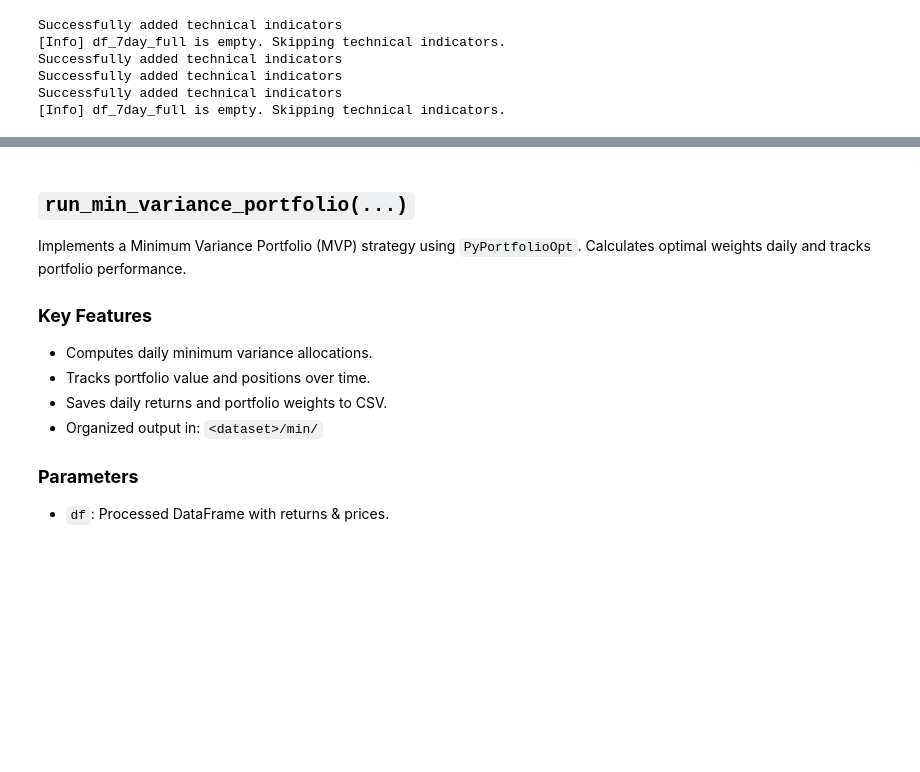
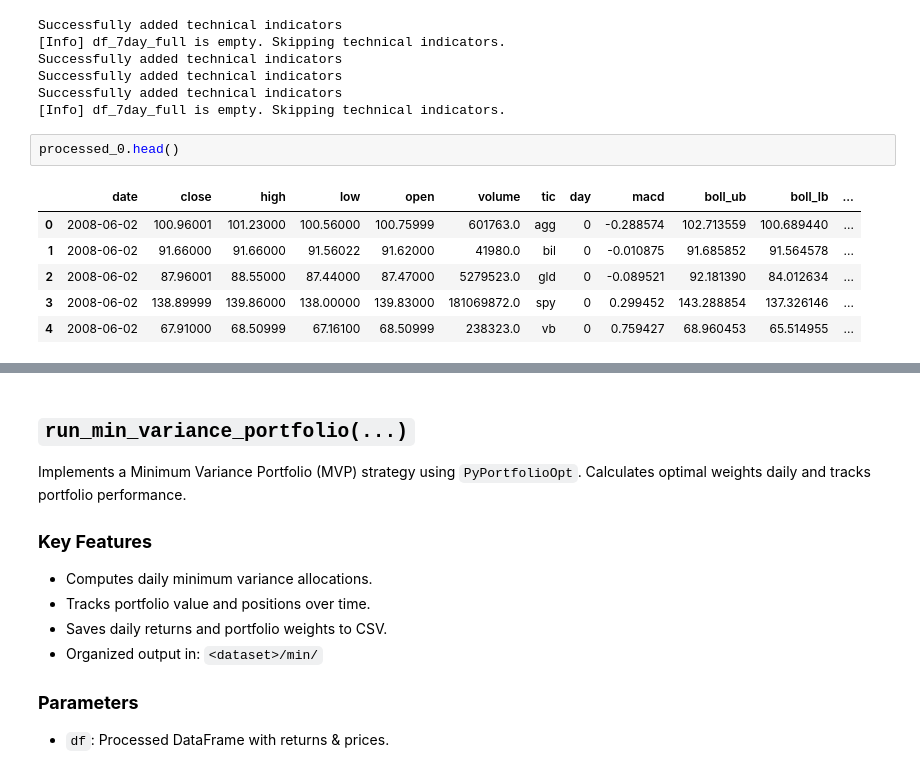
Before and after one commit to gary30hii/TradingAgent, a Jupyter notebook: PortfolioAllocationModelTraining(min_variance_optimization).ipynb, the cells around one changed output, grey strips where cells are left out. Drawn from its saved outputs; the diff is of its cells as text; blank space fills up the shorter version.

```diff
--- a/PortfolioAllocationModelTraining(min_variance_optimization).ipynb
+++ b/PortfolioAllocationModelTraining(min_variance_optimization).ipynb
@@ -152,3 +152,12 @@ Successfully added technical indicators
 Successfully added technical indicators
 Successfully added technical indicators
 [Info] df_7day_full is empty. Skipping technical indicators.
+# %%
+processed_0.head()
+# %% [output]
+|  | date | close | high | low | open | volume | tic | day | macd | boll_ub | boll_lb | ... |
+| 0 | 2008-06-02 | 100.96001 | 101.23000 | 100.56000 | 100.75999 | 601763.0 | agg | 0 | -0.288574 | 102.713559 | 100.689440 | ... |
+| 1 | 2008-06-02 | 91.66000 | 91.66000 | 91.56022 | 91.62000 | 41980.0 | bil | 0 | -0.010875 | 91.685852 | 91.564578 | ... |
+| 2 | 2008-06-02 | 87.96001 | 88.55000 | 87.44000 | 87.47000 | 5279523.0 | gld | 0 | -0.089521 | 92.181390 | 84.012634 | ... |
+| 3 | 2008-06-02 | 138.89999 | 139.86000 | 138.00000 | 139.83000 | 181069872.0 | spy | 0 | 0.299452 | 143.288854 | 137.326146 | ... |
+| 4 | 2008-06-02 | 67.91000 | 68.50999 | 67.16100 | 68.50999 | 238323.0 | vb | 0 | 0.759427 | 68.960453 | 65.514955 | ... |
```
Also changed, not shown: parts of 2 cells of this notebook.
